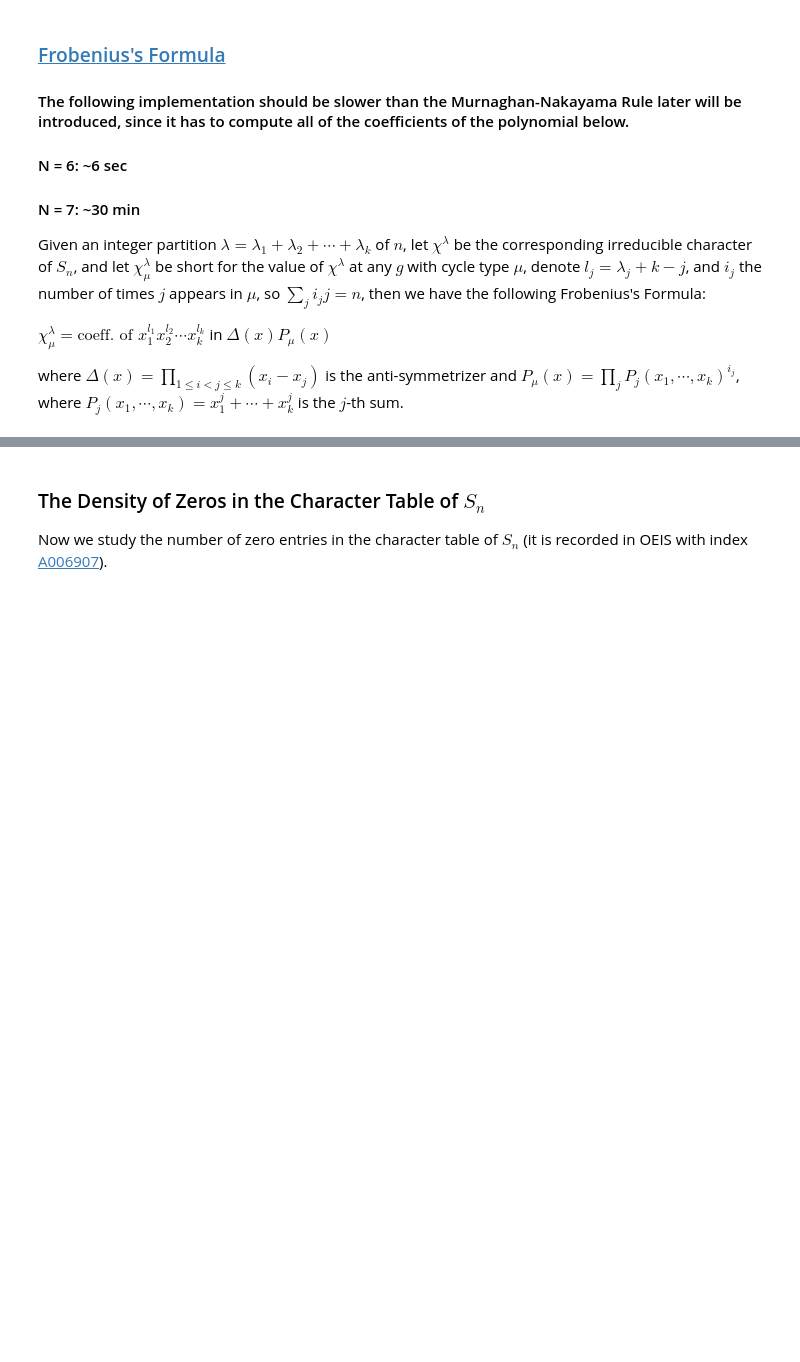
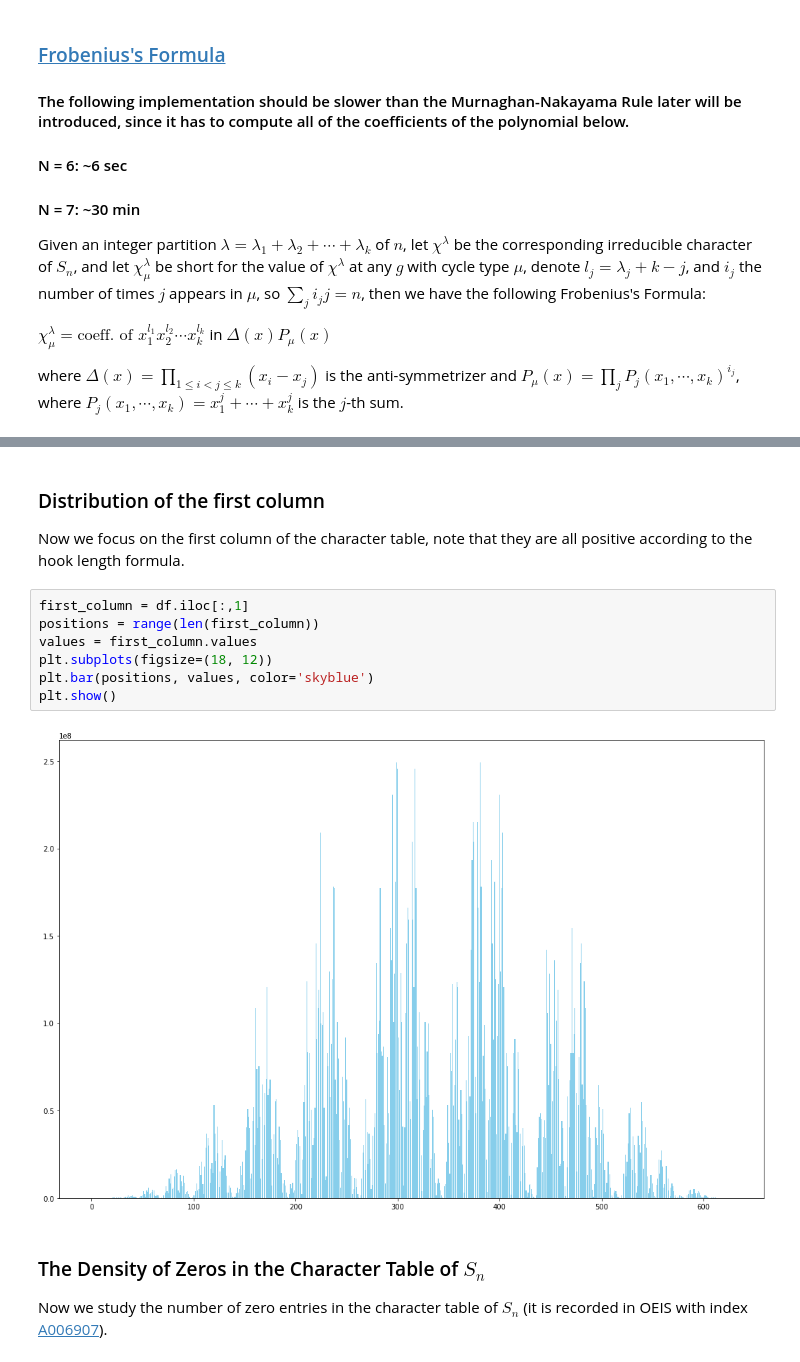
Before and after one commit to TonyZhang2004/Character_Table_of_Symmetric_Groups, a Jupyter notebook: char_table.ipynb, the cells around one changed output, grey strips where cells are left out. Drawn from its saved outputs; the diff is of its cells as text; blank space fills up the shorter version.

```diff
--- a/char_table.ipynb
+++ b/char_table.ipynb
@@ -110,3 +139,16 @@ Add the definition of hook length, add the definition of t-core.
+# %% [markdown]
+### Distribution of the first column
+
+Now we focus on the first column of the character table, note that they are all positive according to the hook length formula.
+# %%
+first_column = df.iloc[:,1]
+positions = range(len(first_column))
+values = first_column.values
+plt.subplots(figsize=(18, 12))
+plt.bar(positions, values, color='skyblue')
+plt.show()
+# %% [output]
+[figure, added]
 # %% [markdown]
 ### The Density of Zeros in the Character Table of $S_n$
 Now we study the number of zero entries in the character table of $S_n$ (it is recorded in OEIS with index [A006907](https://oeis.org/A006907)).
```
Also changed, not shown: parts of 8 cells of this notebook, 14 other files.
